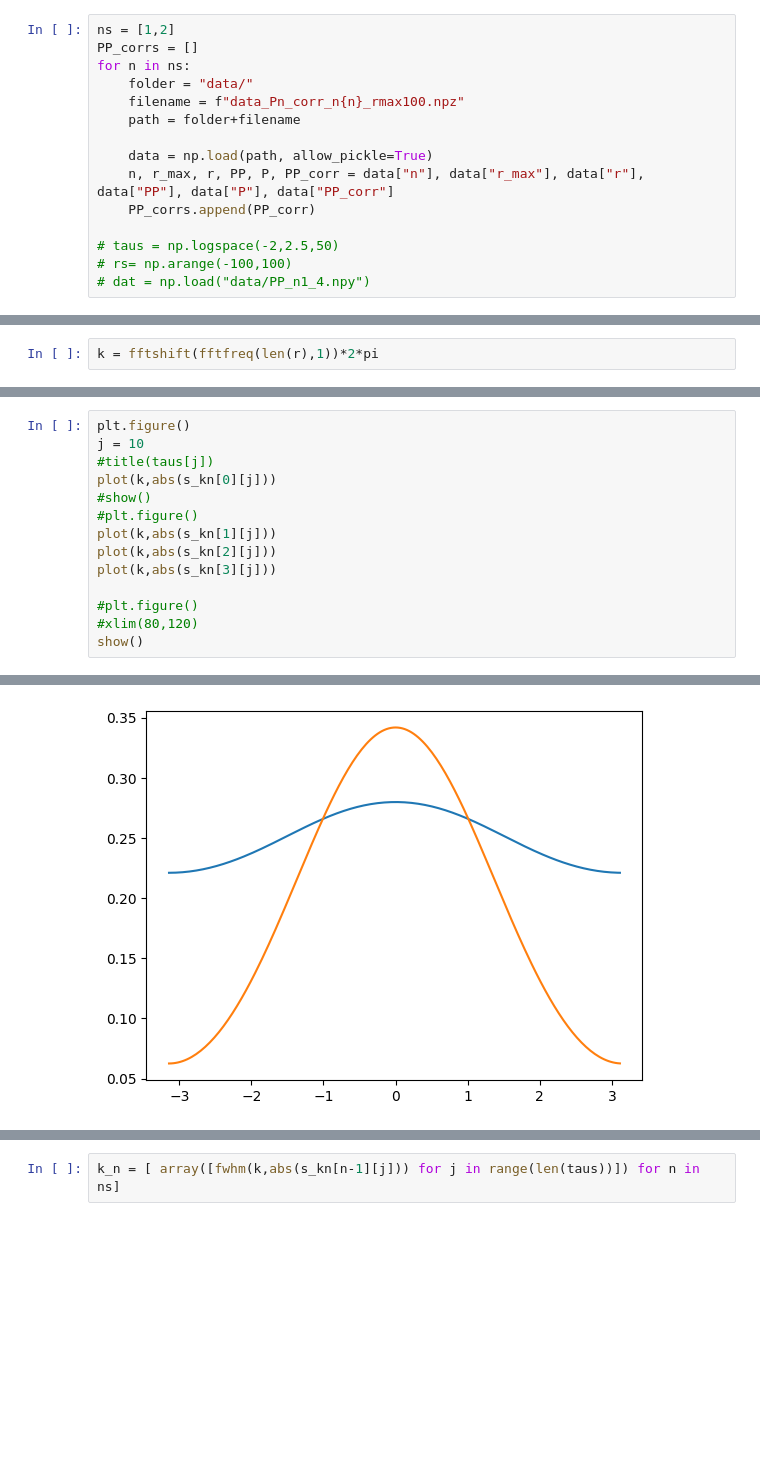
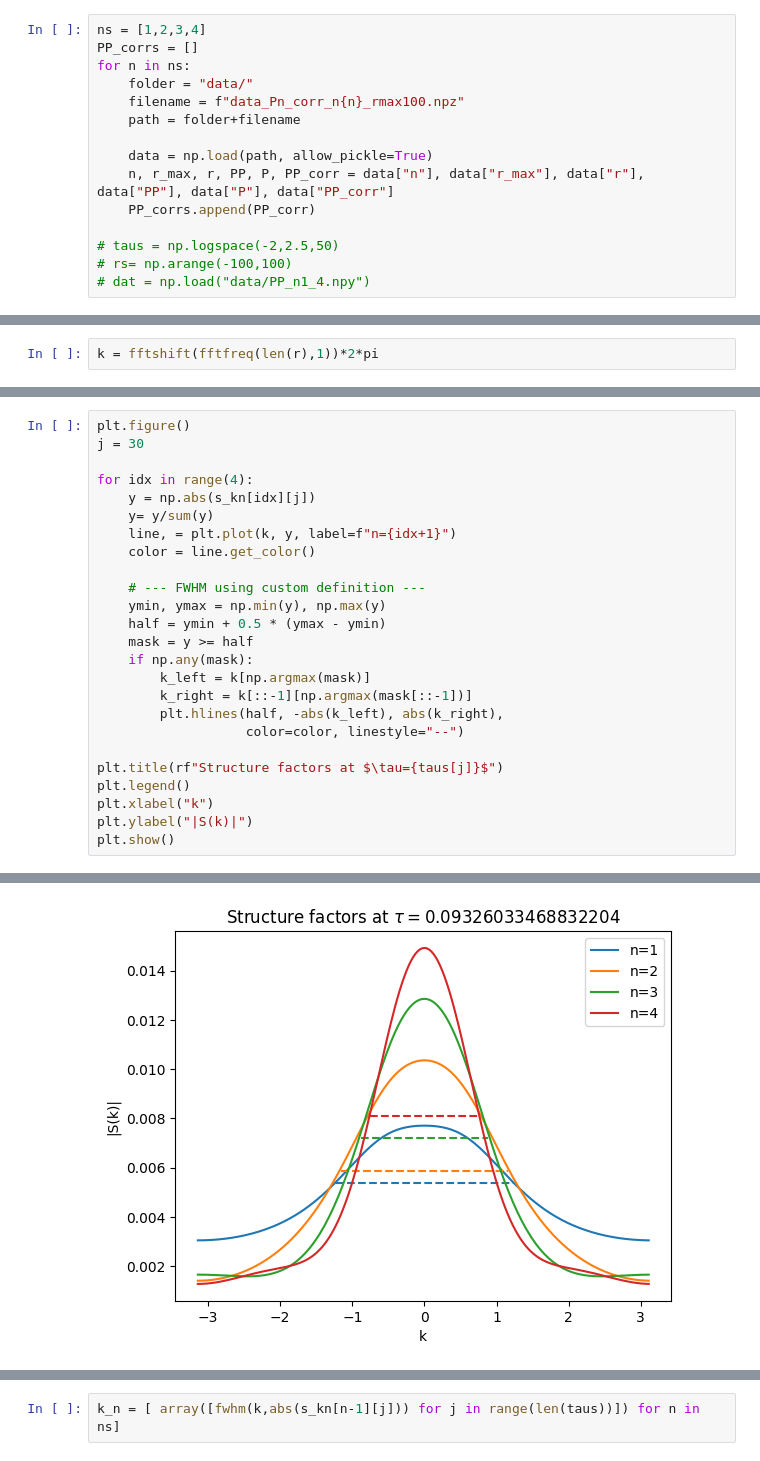
Before and after one commit to KristianMunnikhuis/subsystem_loschmidt_echo, a Jupyter notebook: scripts/October /FWHM.ipynb, the cells around one changed output, grey strips where cells are left out. Cells and saved outputs as stored; diff of their text form; blank space fills up the shorter version.

Commit message:
FWHM has some stuff, we also need to clean up the folders

```diff
--- a/scripts/October /FWHM.ipynb
+++ b/scripts/October /FWHM.ipynb
@@ -7,7 +7,7 @@ sys.path.append("../../src")
 import numpy as np
 from common_imports import *
 # %%
-ns = [1,2]
+ns = [1,2,3,4]
 PP_corrs = []
 for n in ns:
     folder = "data/"
@@ -40,15 +53,26 @@ taus = np.load("data/data_KZ_L500_t0_N100_tau1.0e-03-3.2e+03.npz")['taus']
 # %%
 plt.figure()
-j = 10
-#title(taus[j])
-plot(k,abs(s_kn[0][j]))
-#show()
-#plt.figure()
-plot(k,abs(s_kn[1][j]))
-plot(k,abs(s_kn[2][j]))
-plot(k,abs(s_kn[3][j]))
+j = 30
 
-#plt.figure()
-#xlim(80,120)
-show()
+for idx in range(4):
+    y = np.abs(s_kn[idx][j])
+    y= y/sum(y)
+    line, = plt.plot(k, y, label=f"n={idx+1}")
+    color = line.get_color()
+
+    # --- FWHM using custom definition ---
+    ymin, ymax = np.min(y), np.max(y)
+    half = ymin + 0.5 * (ymax - ymin)
+    mask = y >= half
+    if np.any(mask):
+        k_left = k[np.argmax(mask)]
+        k_right = k[::-1][np.argmax(mask[::-1])]
+        plt.hlines(half, -abs(k_left), abs(k_right),
+                   color=color, linestyle="--")
+
+plt.title(rf"Structure factors at $\tau={taus[j]}$")
+plt.legend()
+plt.xlabel("k")
+plt.ylabel("|S(k)|")
+plt.show()
 # %% [output]
@@ -56,2 +79,2 @@ IndexError: list index out of range
-[figure, old version]
+[figure, new version]
 # %%
```
Also changed, not shown: parts of 8 cells of this notebook, 1 other file.
